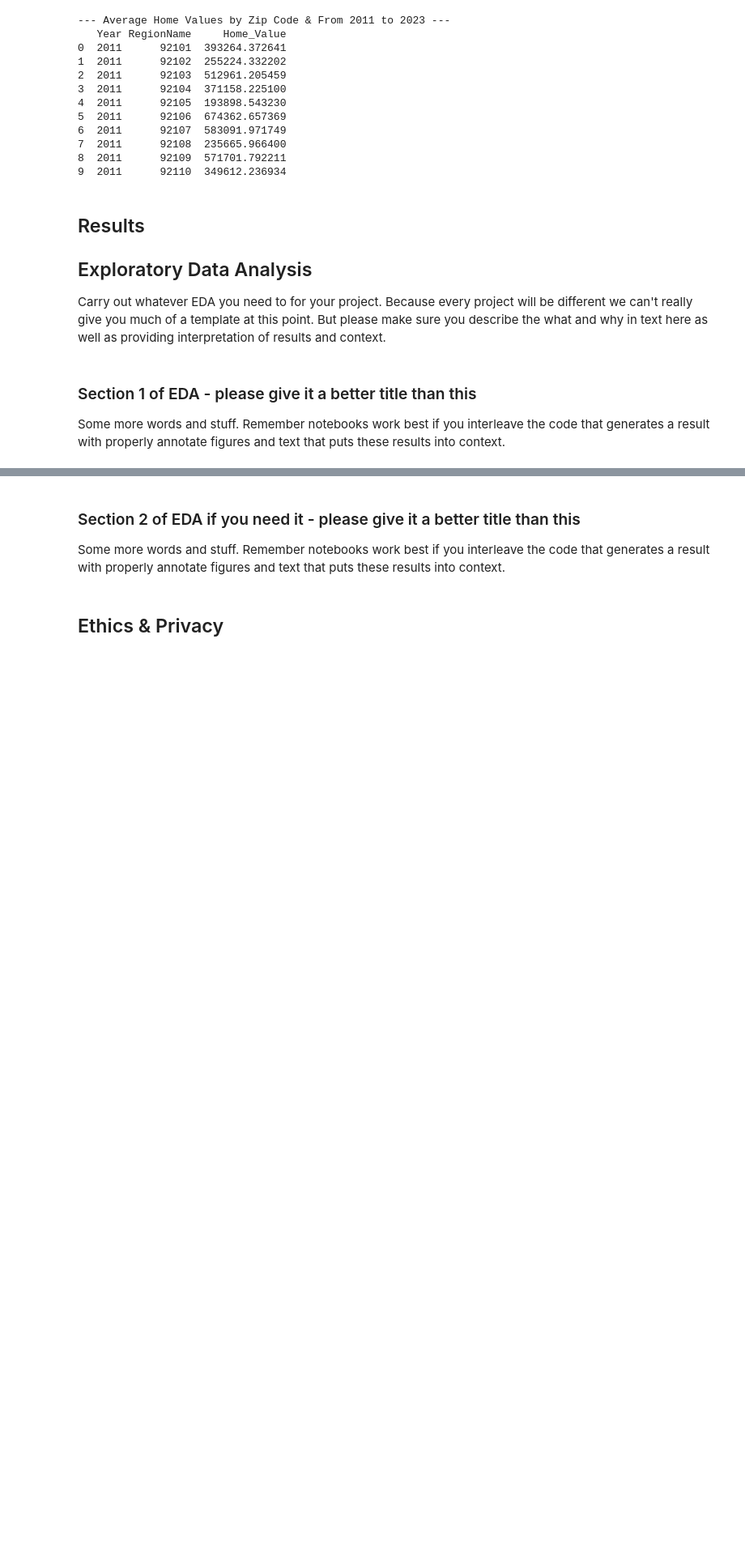
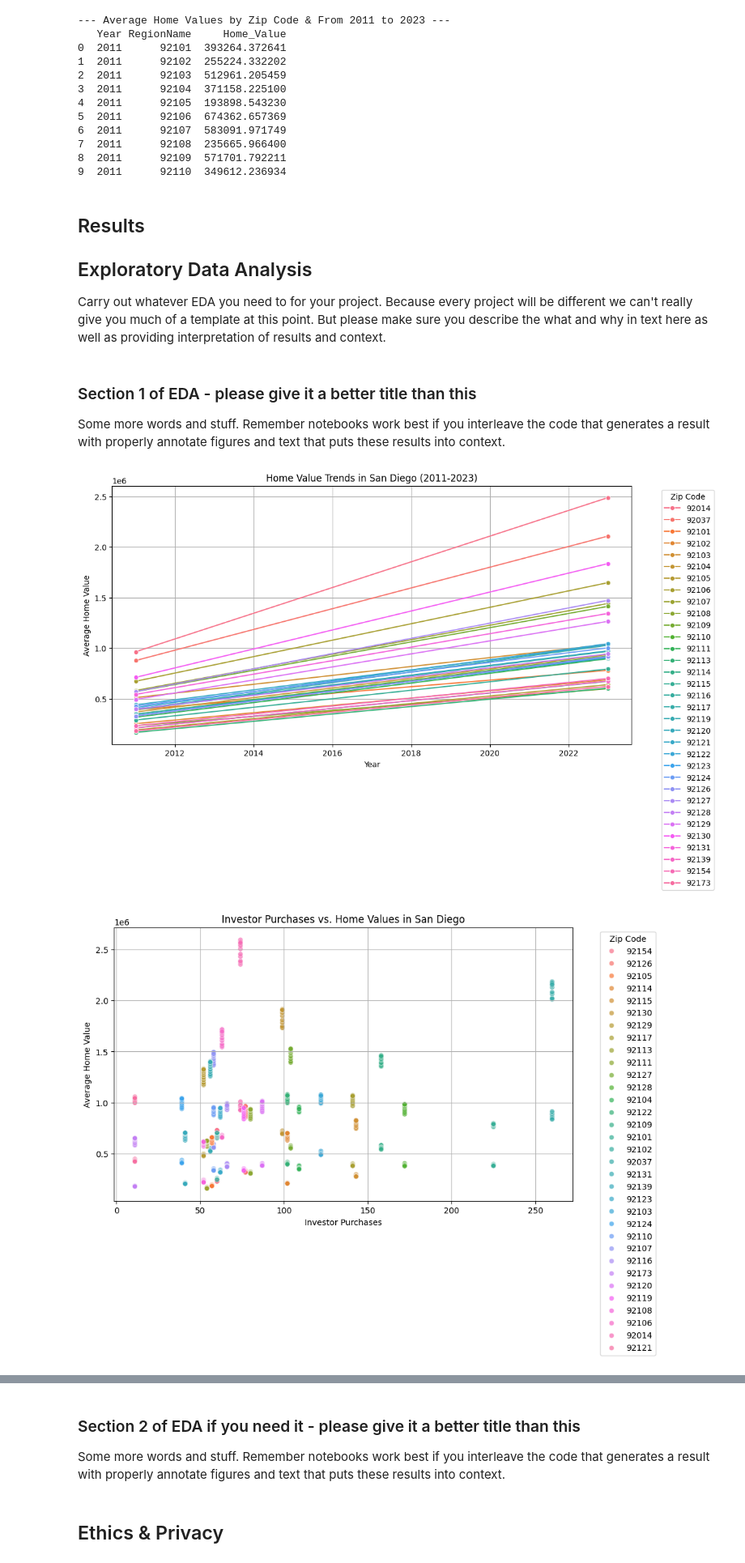
Before and after one commit to rangelrichard/investor_impact, a Jupyter notebook: EDACheckpoint_Group171_WI25.ipynb, the cells around one changed output, grey strips where cells are left out. Shown: that part at 81% size. Cells and saved outputs as stored; diff of their text form; code cells hidden in the pictures; blank space fills up the shorter version.

```diff
--- a/EDACheckpoint_Group171_WI25.ipynb
+++ b/EDACheckpoint_Group171_WI25.ipynb
@@ -314,0 +312,77 @@ Some more words and stuff.  Remember notebooks work best if you interleave the c
+# %%
+import pandas as pd
+import matplotlib.pyplot as plt
+import seaborn as sns
+
+# Convert relevant columns to numeric values
+numeric_cols = [col for col in merged_df.columns if col[:4].isdigit()]
+merged_df[numeric_cols] = merged_df[numeric_cols].apply(pd.to_numeric, errors='coerce')
+
+# Reshape data from wide to long format
+date_cols = [col for col in merged_df.columns if col[:4].isdigit()]
+long_df = merged_df.melt(
+    id_vars=["RegionName", "Investor Purchases"],
+    value_vars=date_cols,
+    var_name="Month",
+    value_name="Home_Value"
+)
+
+# Convert Month column to datetime and extract year
+long_df["Month"] = pd.to_datetime(long_df["Month"], errors='coerce')
+long_df.dropna(inplace=True)
+long_df["Year"] = long_df["Month"].dt.year
+
+# Aggregate home values by year and zip code
+grouped_df = long_df.groupby(["Year", "RegionName"])['Home_Value'].mean().reset_index()
+
+# Validate Home_Value existence
+if "Home_Value" in long_df.columns:
+    plot_df = long_df
+else:
+    raise ValueError("'Home_Value' column is missing from long_df")
+
+# Warn if Investor Purchases is missing
+if "Investor Purchases" not in merged_df.columns:
+    print("Warning: 'Investor Purchases' column missing in merged_df")
+
+# Visualization 1: Home Value Trends Over Time
+plt.figure(figsize=(12, 6))
+sns.lineplot(data=grouped_df, x="Year", y="Home_Value", hue="RegionName", marker="o")
+plt.xlabel("Year")
+plt.ylabel("Average Home Value")
+plt.title("Home Value Trends in San Diego (2011-2023)")
+plt.legend(title="Zip Code", bbox_to_anchor=(1.05, 1), loc='upper left')
+plt.grid(True)
+plt.show()
+
+# Visualization 2: Investor Purchases vs. Home Values
+plt.figure(figsize=(10, 6))
+sns.scatterplot(data=plot_df, x="Investor Purchases", y="Home_Value", hue="RegionName", alpha=0.7)
+plt.xlabel("Investor Purchases")
+plt.ylabel("Average Home Value")
+plt.title("Investor Purchases vs. Home Values in San Diego")
+plt.legend(title="Zip Code", bbox_to_anchor=(1.05, 1), loc='upper left')
+plt.grid(True)
+plt.show()
+
+# Visualization 3: Distribution of Median Income
+plt.figure(figsize=(12, 6))
+sns.boxplot(data=merged_df, x="RegionName", y="Median_Income_2023")
+plt.xticks(rotation=90)
+plt.xlabel("Zip Code")
+plt.ylabel("Median Income (2023)")
+plt.title("Distribution of Median Income Across San Diego Zip Codes")
+plt.grid(True)
+plt.show()
+
+# Visualization 4: Heatmap of Home Values Over Time
+pivot_df = grouped_df.pivot(index="Year", columns="RegionName", values="Home_Value")
+plt.figure(figsize=(12, 8))
+sns.heatmap(pivot_df, cmap="coolwarm", linewidths=0.5)
+plt.title("Heatmap of Home Values by Zip Code Over Time")
+plt.xlabel("Zip Code")
+plt.ylabel("Year")
+plt.show()
+# %% [output]
+[figure, added]
+[figure, added]
```
Also changed, not shown: parts of 2 cells of this notebook.
